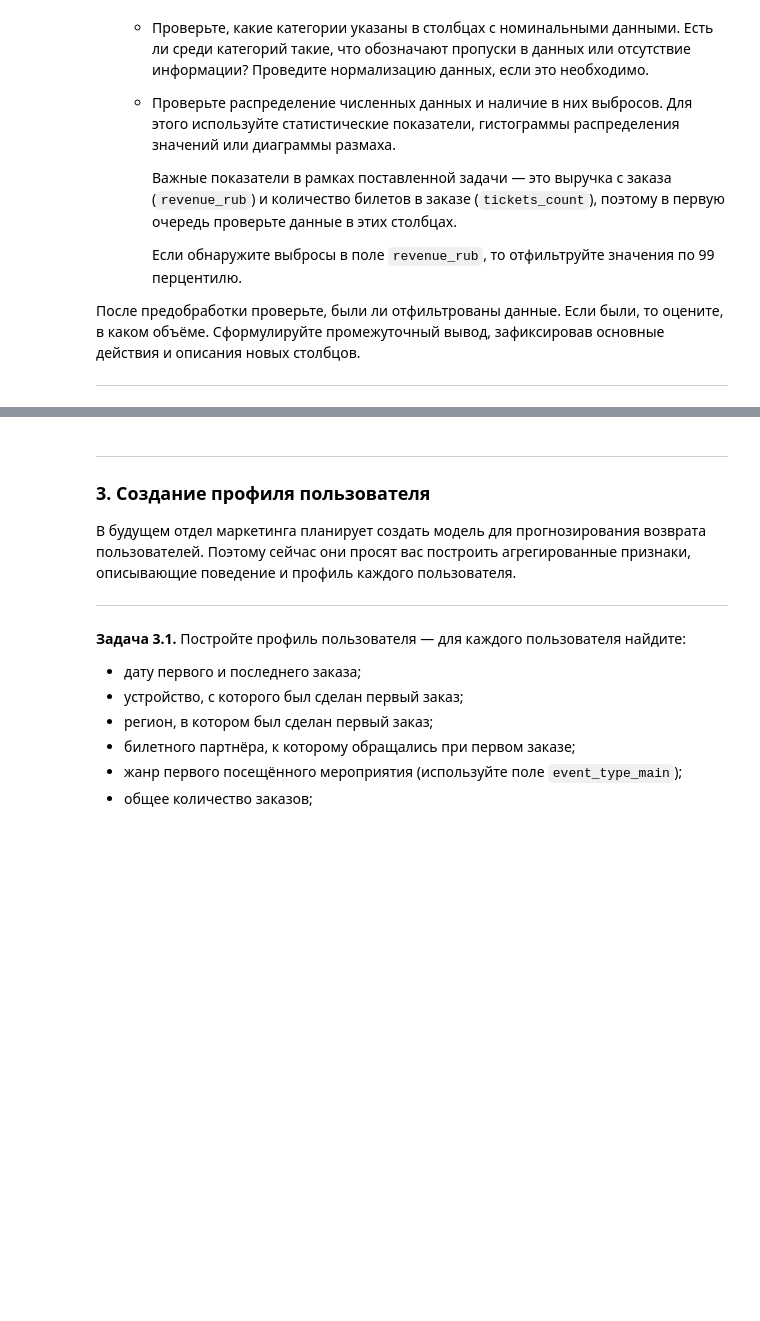
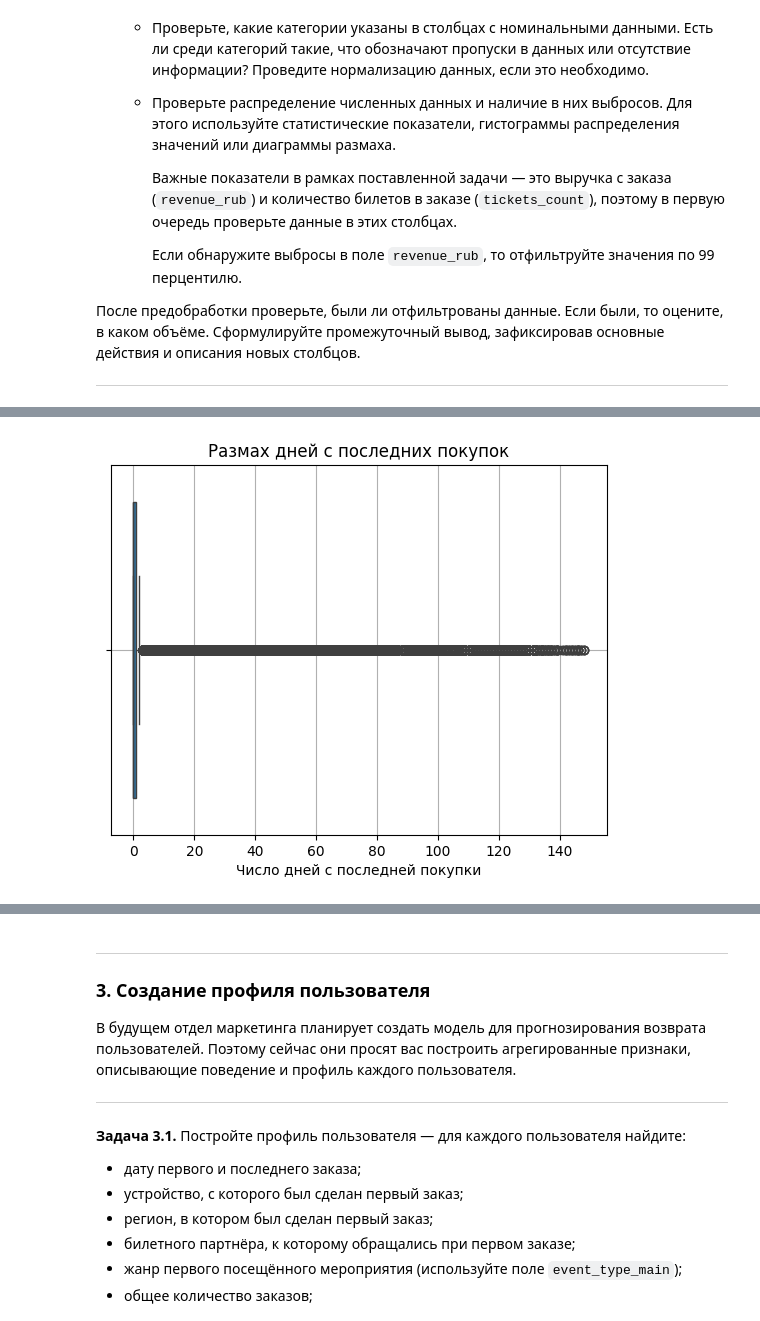
Before and after one commit to KatsayArtemDev/yandex-afisha-user-loyalty, a Jupyter notebook: notebooks/katsay.ipynb, the cells around one changed output, grey strips where cells are left out. Cells and saved outputs as stored; diff of their text form; code cells hidden in the pictures; blank space fills up the shorter version.

```diff
--- a/notebooks/katsay.ipynb
+++ b/notebooks/katsay.ipynb
@@ -143,0 +327,13 @@ df = pd.read_sql_query(query, con=engine)
+# %%
+sns.boxplot(
+    x='days_since_prev',
+    data=df
+)
+
+plt.title('Размах дней с последних покупок')
+plt.xlabel("Число дней с последней покупки")
+plt.grid()
+
+plt.show()
+# %% [output]
+[figure, added]
```
Also changed, not shown: parts of 24 cells of this notebook.
